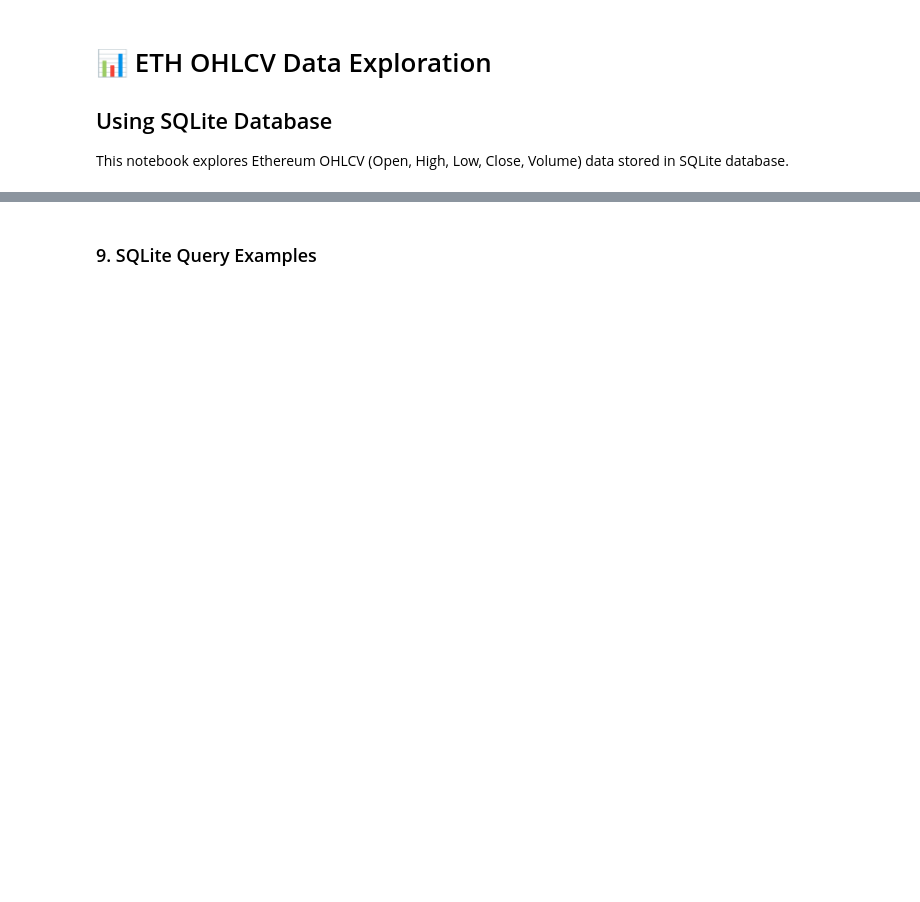
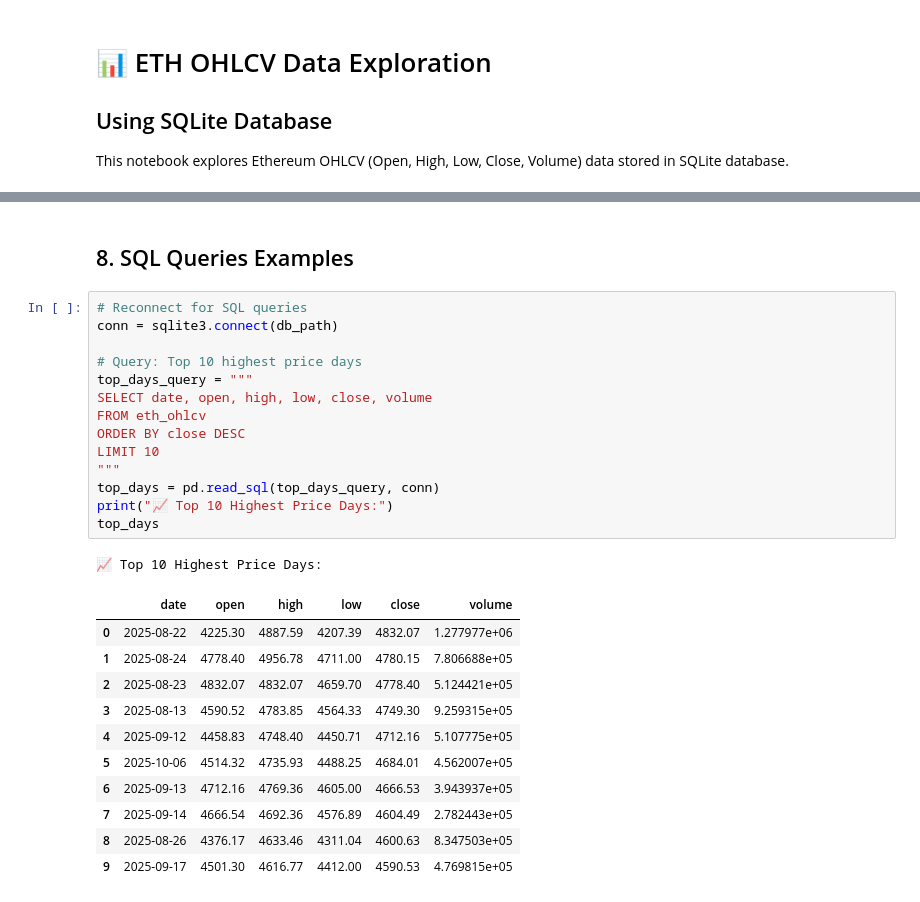
Before and after one commit to sachinchakrawarti/myprojets, a Jupyter notebook: projects/ethereum/manually/notebooks/01_data_exploration.ipynb, the cells around one changed output, grey strips where cells are left out. Saved outputs shown, nothing was run; the diff lists cells and outputs as text; blank space fills up the shorter version.

```diff
--- a/projects/ethereum/manually/notebooks/01_data_exploration.ipynb
+++ b/projects/ethereum/manually/notebooks/01_data_exploration.ipynb
@@ -168,3 +201,30 @@ print(f"   Max: {df['returns'].max():.2f}%")
-# %% [markdown]
-### 9. SQLite Query Examples
+# %% [markdown]
+## 8. SQL Queries Examples
+# %%
+# Reconnect for SQL queries
+conn = sqlite3.connect(db_path)
+
+# Query: Top 10 highest price days
+top_days_query = """
+SELECT date, open, high, low, close, volume
+FROM eth_ohlcv
+ORDER BY close DESC
+LIMIT 10
+"""
+top_days = pd.read_sql(top_days_query, conn)
+print("📈 Top 10 Highest Price Days:")
+top_days
+# %% [output]
+📈 Top 10 Highest Price Days:
+|  | date | open | high | low | close | volume |
+| 0 | 2025-08-22 | 4225.30 | 4887.59 | 4207.39 | 4832.07 | 1.277977e+06 |
+| 1 | 2025-08-24 | 4778.40 | 4956.78 | 4711.00 | 4780.15 | 7.806688e+05 |
+| 2 | 2025-08-23 | 4832.07 | 4832.07 | 4659.70 | 4778.40 | 5.124421e+05 |
+| 3 | 2025-08-13 | 4590.52 | 4783.85 | 4564.33 | 4749.30 | 9.259315e+05 |
+| 4 | 2025-09-12 | 4458.83 | 4748.40 | 4450.71 | 4712.16 | 5.107775e+05 |
+| 5 | 2025-10-06 | 4514.32 | 4735.93 | 4488.25 | 4684.01 | 4.562007e+05 |
+| 6 | 2025-09-13 | 4712.16 | 4769.36 | 4605.00 | 4666.53 | 3.943937e+05 |
+| 7 | 2025-09-14 | 4666.54 | 4692.36 | 4576.89 | 4604.49 | 2.782443e+05 |
+| 8 | 2025-08-26 | 4376.17 | 4633.46 | 4311.04 | 4600.63 | 8.347503e+05 |
+| 9 | 2025-09-17 | 4501.30 | 4616.77 | 4412.00 | 4590.53 | 4.769815e+05 |
 # %%
```
Also changed, not shown: parts of 19 cells of this notebook, 8 other files.
